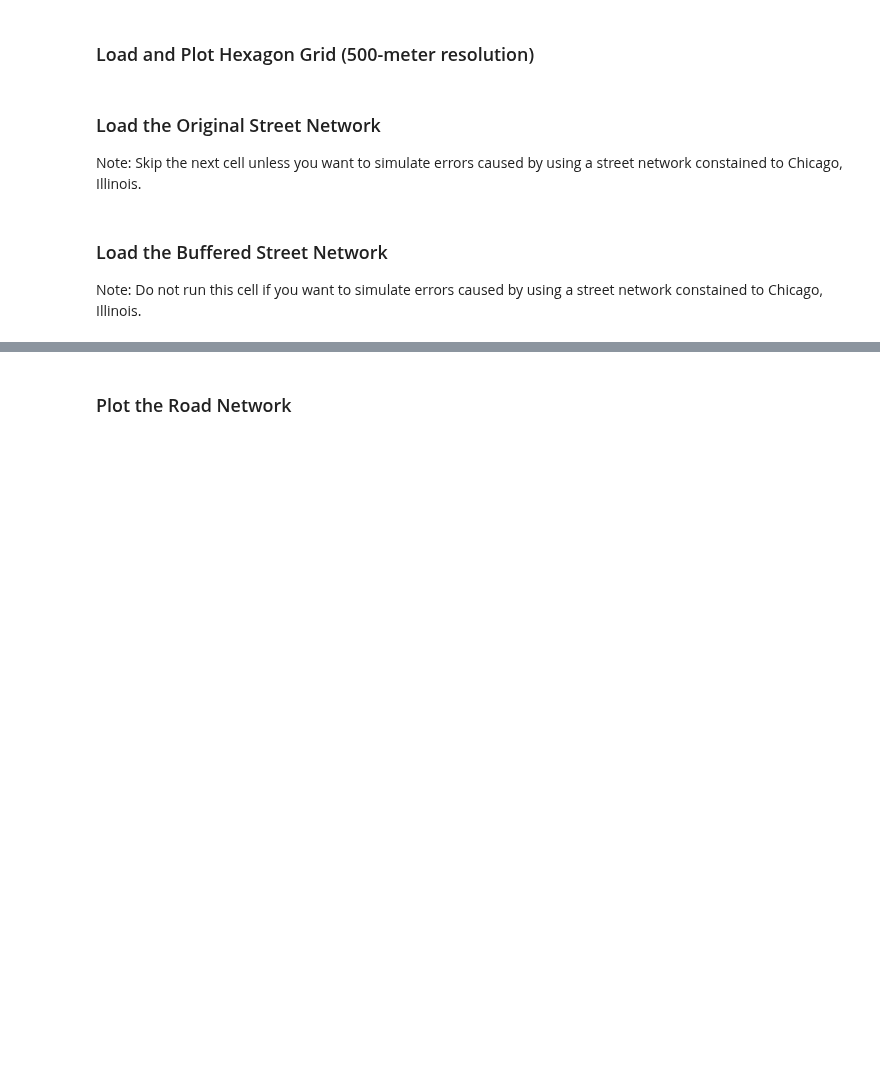
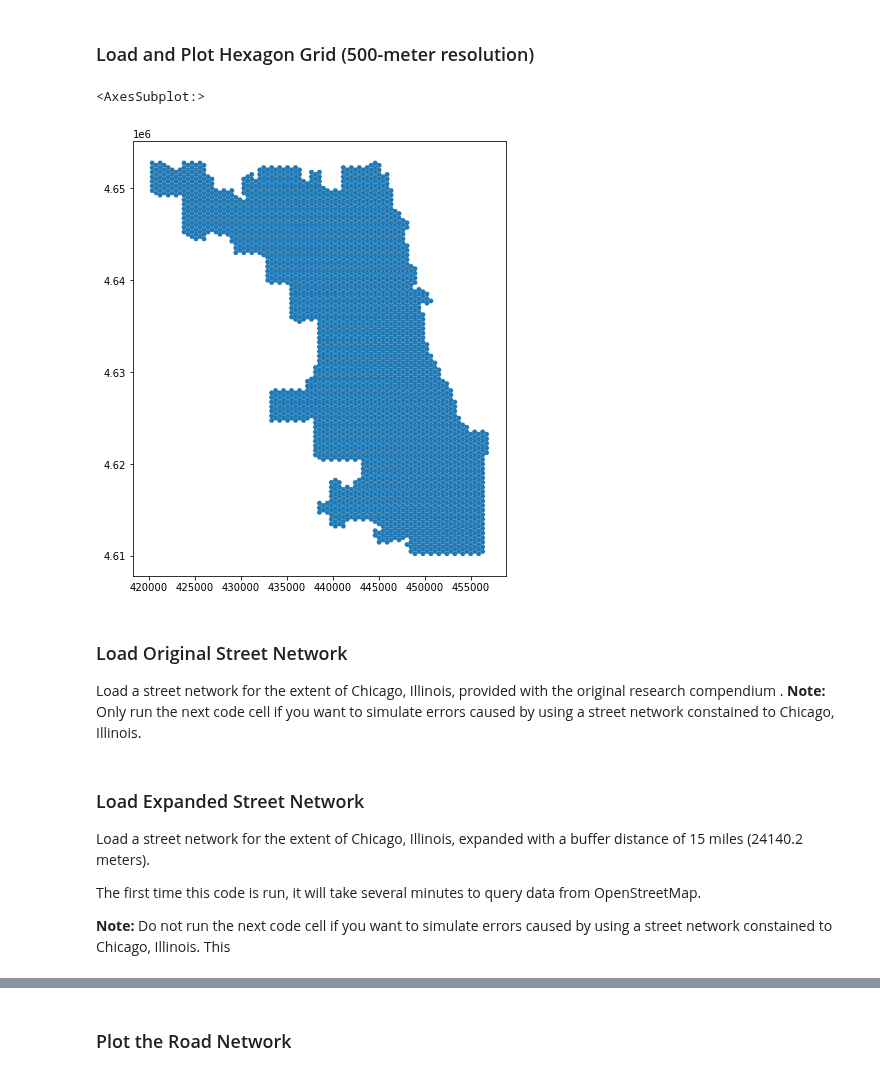
Before and after one commit to whprocter/RPr-Kang-2020, a Jupyter notebook: procedure/code/02-COVID-19Acc-Original.ipynb, the cells around one changed output, grey strips where cells are left out. Cells and saved outputs as stored; diff of their text form; code cells hidden in the pictures; blank space fills up the shorter version.

Commit message:
finalize original notebook

```diff
--- a/procedure/code/02-COVID-19Acc-Original.ipynb
+++ b/procedure/code/02-COVID-19Acc-Original.ipynb
@@ -106,20 +134,30 @@ m
 # %%
 # Load grid file and plot
 grid_file = gpd.read_file('./data/raw/public/GridFile/Chicago_Grid.shp')
+grid_file = grid_file.drop(columns=["left","right","top","bottom"])
 grid_file.plot(figsize=(8,8))
+# %% [output]
+<AxesSubplot:>
+[figure, added]
 # %% [markdown]
-### Load the Original Street Network
+### Load Original Street Network
 
-Note: Skip the next cell unless you want to simulate errors caused by using a street network constained to Chicago, Illinois.
+Load a street network for the extent of Chicago, Illinois, provided with the original research compendium
+.
+**Note:** Only run the next code cell if you want to simulate errors caused by using a street network constained to Chicago, Illinois.
 # %%
 %%time
 print("Loading Chicago road network from data/raw/public/Chicago_Network.graphml. Please wait...", flush=True)
 G = ox.load_graphml('./data/raw/public/Chicago_Network.graphml')
 print("Data loaded.")
 # %% [markdown]
-### Load the Buffered Street Network
+### Load Expanded Street Network
 
-Note: Do not run this cell if you want to simulate errors caused by using a street network constained to Chicago, Illinois.
+Load a street network for the extent of Chicago, Illinois, expanded with a buffer distance of 15 miles (24140.2 meters).
+
+The first time this code is run, it will take several minutes to query data from OpenStreetMap.
+
+**Note:** Do not run the next code cell if you want to simulate errors caused by using a street network constained to Chicago, Illinois. This
 # %%
 %%time
 # Read in Chicago street network (pull from OSMNX drive if it doesn't already exist)
```
Also changed, not shown: parts of 70 cells of this notebook, 1 other file.
